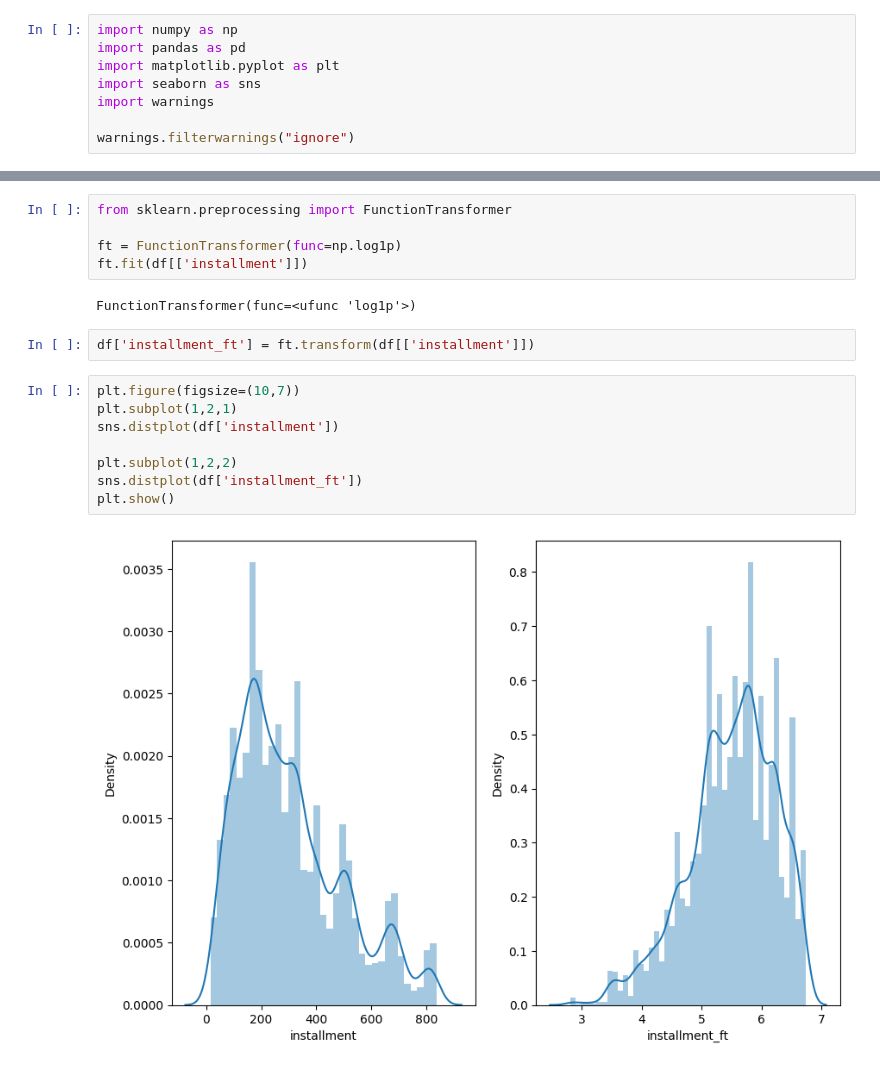
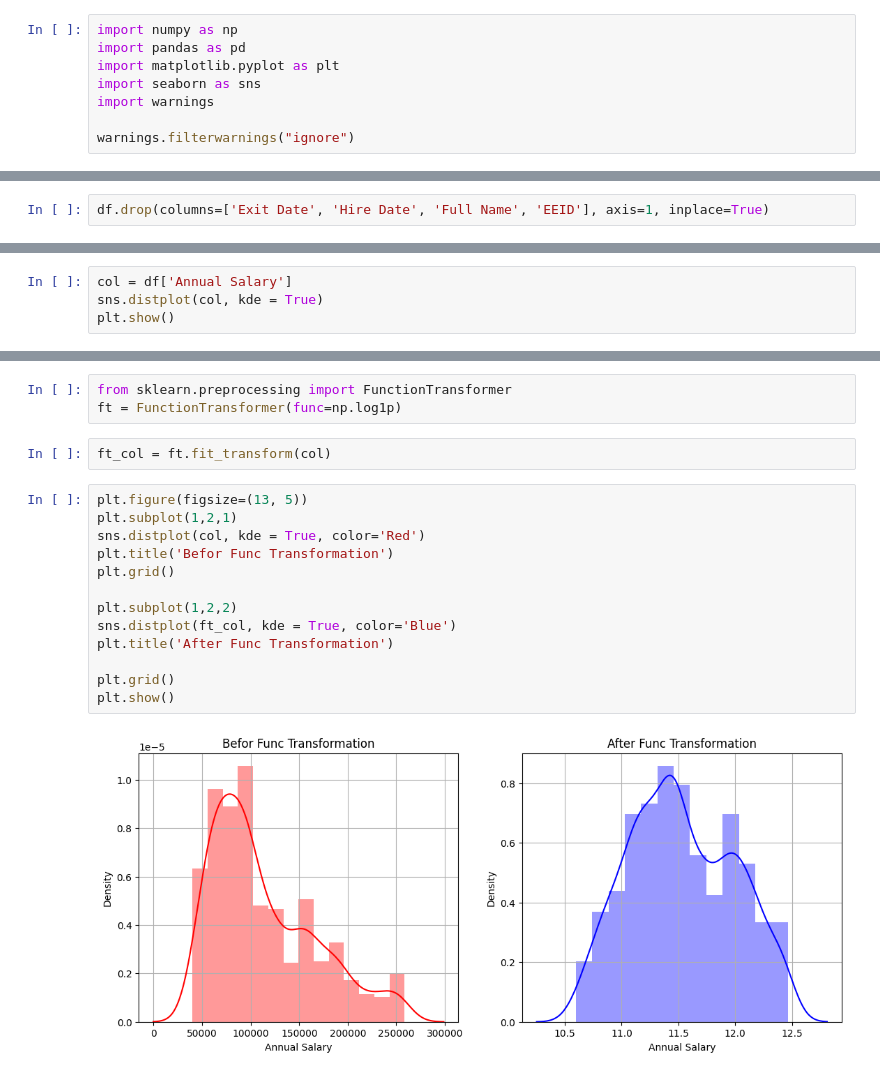
Before and after one commit to AftabQuant/Machine-Learning-Chronicles, a Jupyter notebook: Machine Learning Hub/Feature Engineering Techniques/Function Transformation.ipynb, the cells around one changed output, grey strips where cells are left out. Saved outputs shown, nothing was run; the diff lists cells and outputs as text.

```diff
--- a/Machine Learning Hub/Feature Engineering Techniques/Function Transformation.ipynb
+++ b/Machine Learning Hub/Feature Engineering Techniques/Function Transformation.ipynb
@@ -44,0 +20,2 @@ plt.show()
+# %%
+df.drop(columns=['Exit Date', 'Hire Date', 'Full Name', 'EEID'], axis=1, inplace=True)
@@ -44,0 +30,4 @@ plt.show()
+# %%
+col = df['Annual Salary']
+sns.distplot(col, kde = True)
+plt.show()
@@ -45,19 +36,20 @@ plt.show()
 # %%
 from sklearn.preprocessing import FunctionTransformer
-
 ft = FunctionTransformer(func=np.log1p)
-ft.fit(df[['installment']])
-# %% [output]
-FunctionTransformer(func=<ufunc 'log1p'>)
-# %%
-df['installment_ft'] = ft.transform(df[['installment']])
+# %%
+ft_col = ft.fit_transform(col)
 # %%
-plt.figure(figsize=(10,7))
+plt.figure(figsize=(13, 5))
 plt.subplot(1,2,1)
-sns.distplot(df['installment'])
+sns.distplot(col, kde = True, color='Red')
+plt.title('Befor Func Transformation')
+plt.grid()
 
 plt.subplot(1,2,2)
-sns.distplot(df['installment_ft'])
+sns.distplot(ft_col, kde = True, color='Blue')
+plt.title('After Func Transformation')
+
+plt.grid()
 plt.show()
 # %% [output]
-[figure, old version]
+[figure, new version]
```
Also changed, not shown: parts of 8 cells of this notebook, 1 other file.
